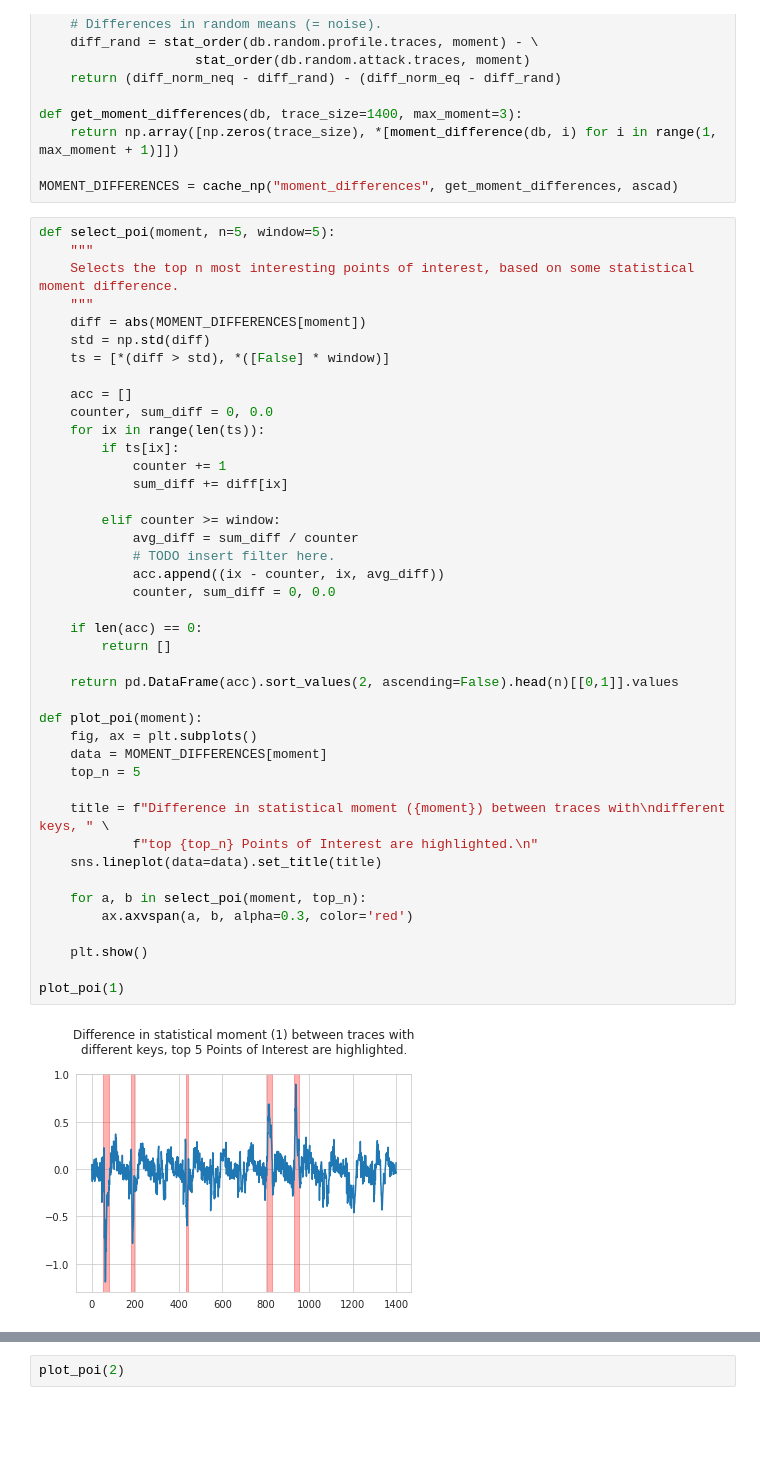
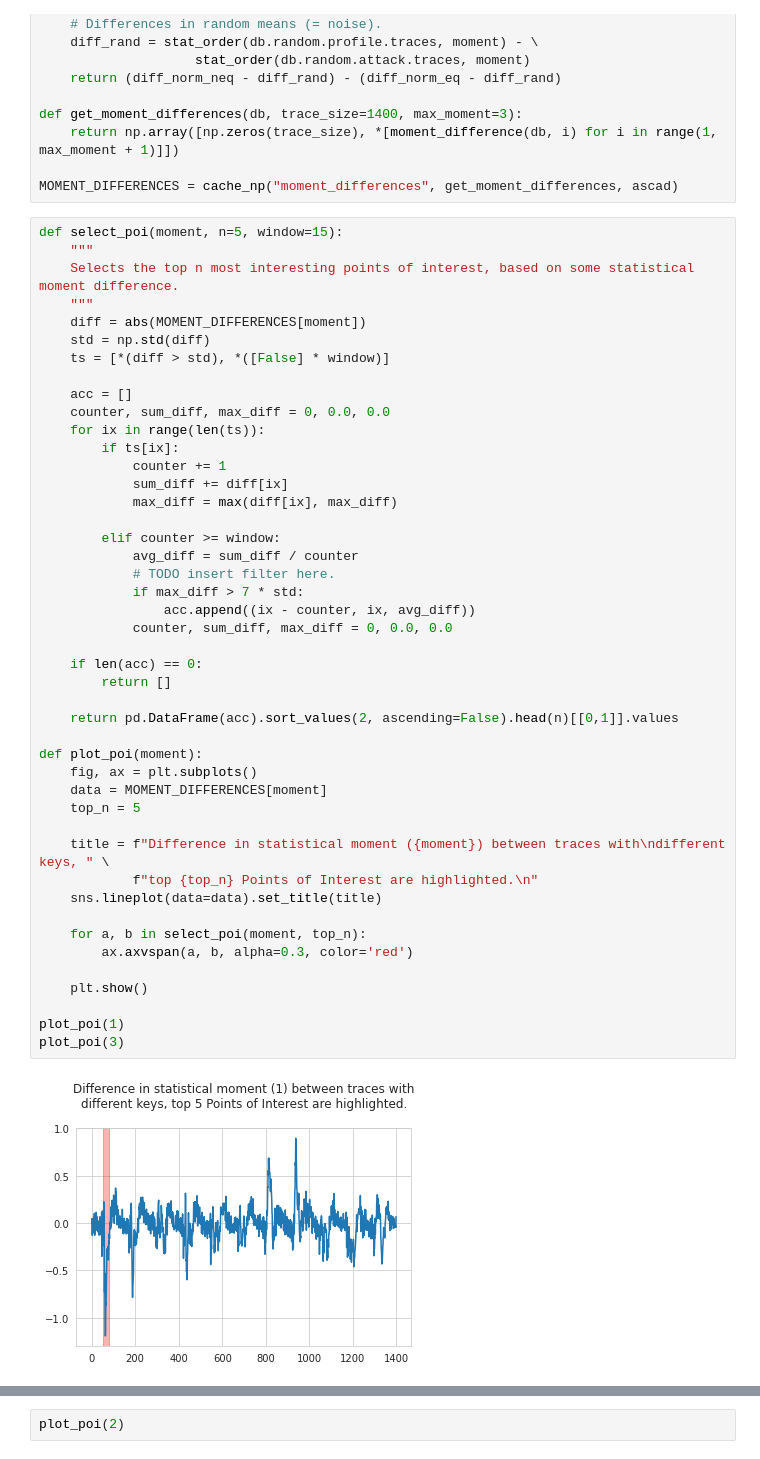
Before and after one commit to ccberg/LA, a Jupyter notebook: data/trace_loader.ipynb, the cells around one changed output, grey strips where cells are left out. Saved outputs shown, nothing was run; the diff lists cells and outputs as text; blank space fills up the shorter version.

```diff
--- a/data/trace_loader.ipynb
+++ b/data/trace_loader.ipynb
@@ -176,7 +176,7 @@ def get_moment_differences(db, trace_size=1400, max_moment=3):
 
 MOMENT_DIFFERENCES = cache_np("moment_differences", get_moment_differences, ascad)
 # %%
-def select_poi(moment, n=5, window=5):
+def select_poi(moment, n=5, window=15):
     """
     Selects the top n most interesting points of interest, based on some statistical moment difference.
     """
@@ -185,37 +185,40 @@ def select_poi(moment, n=5, window=5):
     ts = [*(diff > std), *([False] * window)]
 
     acc = []
-    counter, sum_diff = 0, 0.0
+    counter, sum_diff, max_diff = 0, 0.0, 0.0
     for ix in range(len(ts)):
         if ts[ix]:
             counter += 1
             sum_diff += diff[ix]
+            max_diff = max(diff[ix], max_diff)
 
         elif counter >= window:
             avg_diff = sum_diff / counter
             # TODO insert filter here.
-            acc.append((ix - counter, ix, avg_diff))
-            counter, sum_diff = 0, 0.0
+            if max_diff > 7 * std:
+                acc.append((ix - counter, ix, avg_diff))
+            counter, sum_diff, max_diff = 0, 0.0, 0.0
 
     if len(acc) == 0:
         return []
 
     return pd.DataFrame(acc).sort_values(2, ascending=False).head(n)[[0,1]].values
 
 def plot_poi(moment):
     fig, ax = plt.subplots()
     data = MOMENT_DIFFERENCES[moment]
     top_n = 5
 
     title = f"Difference in statistical moment ({moment}) between traces with\ndifferent keys, " \
             f"top {top_n} Points of Interest are highlighted.\n"
     sns.lineplot(data=data).set_title(title)
 
     for a, b in select_poi(moment, top_n):
         ax.axvspan(a, b, alpha=0.3, color='red')
 
     plt.show()
 
 plot_poi(1)
+plot_poi(3)
 # %% [output]
-[figure, old version]
+[figure, new version]
```
Also changed, not shown: parts of 8 cells of this notebook.
